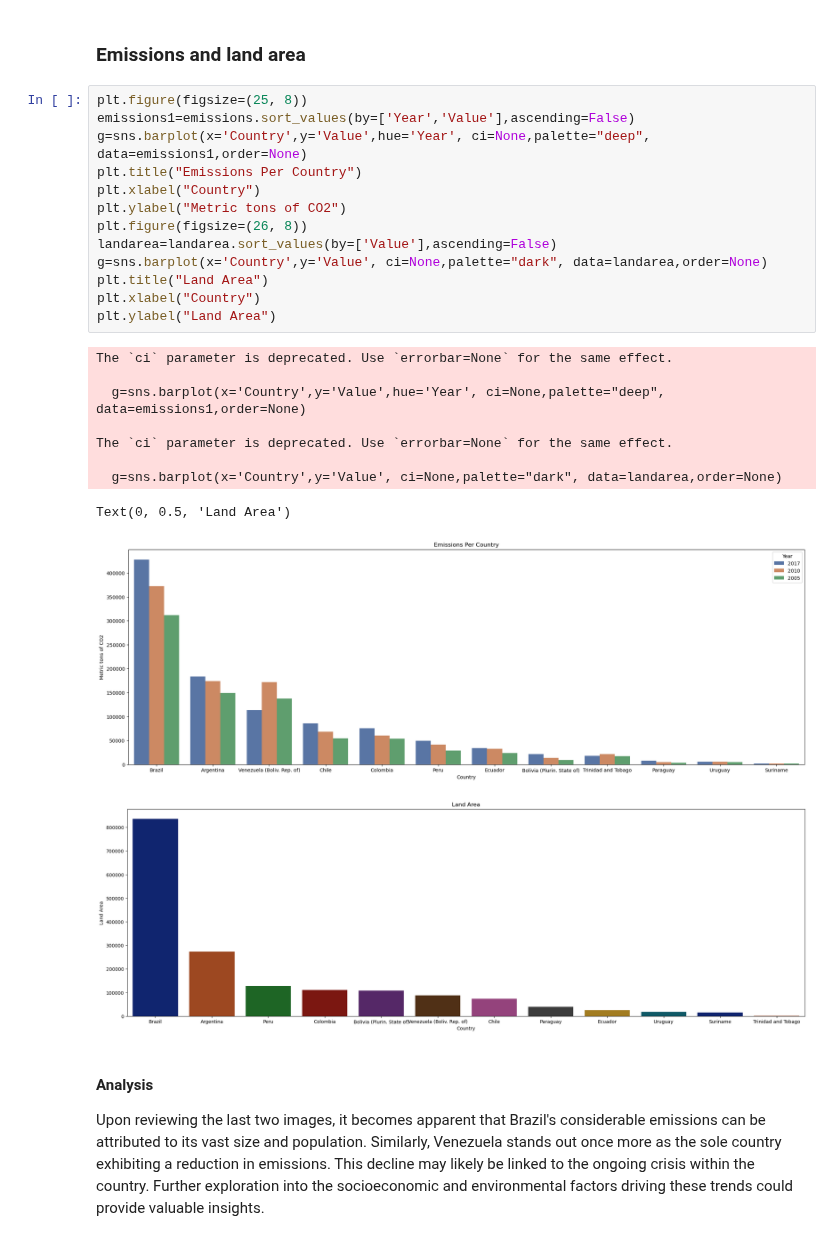
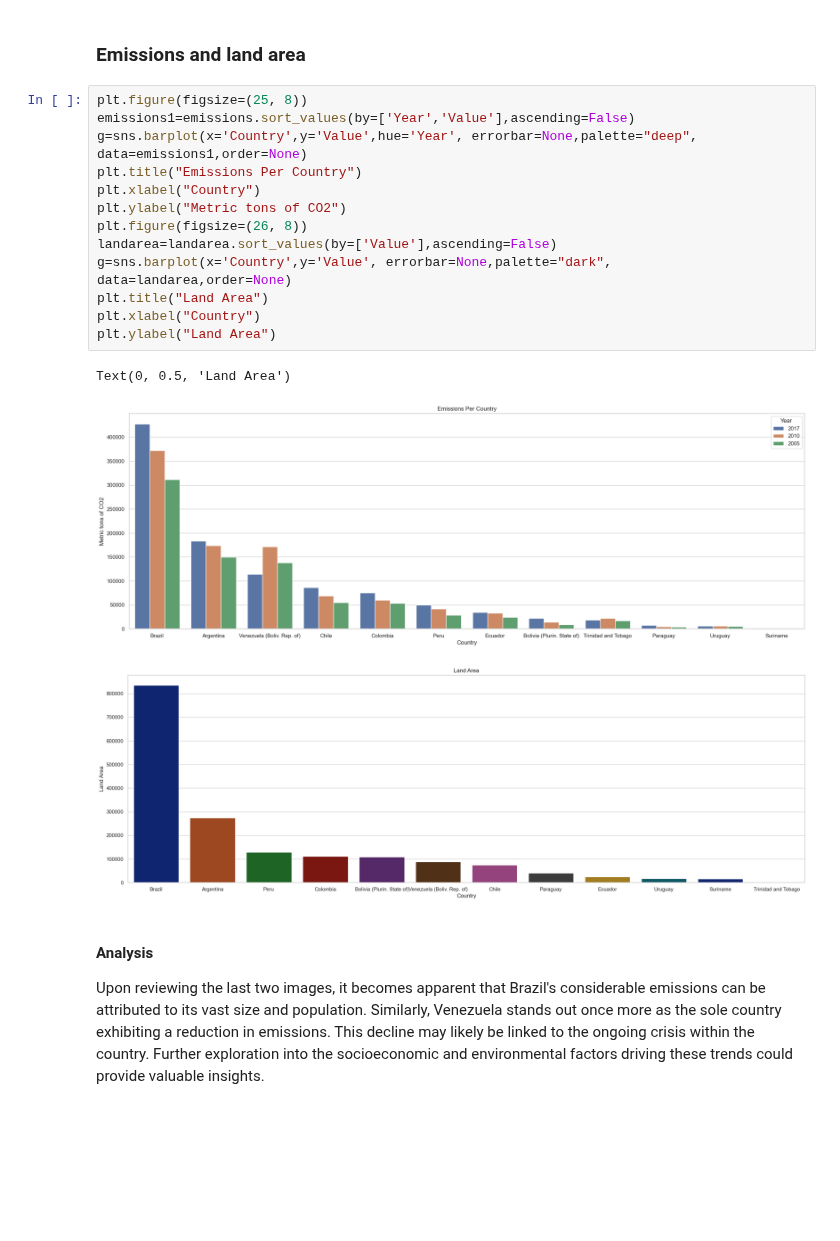
Before and after one commit to Mateoferrnandez/Projects, a Jupyter notebook: Personal Projects/Exploring the Relationship Between Forest Cover and CO2 Emissions in South America/notebooks/forestcoverandemissions.ipynb, the cells around one changed output. Cells and saved outputs as stored; diff of their text form; blank space fills up the shorter version.

```diff
--- a/Personal Projects/Exploring the Relationship Between Forest Cover and CO2 Emissions in South America/notebooks/forestcoverandemissions.ipynb
+++ b/Personal Projects/Exploring the Relationship Between Forest Cover and CO2 Emissions in South America/notebooks/forestcoverandemissions.ipynb
@@ -219,27 +215,20 @@ There are several intriguing insights to explore in this visualization. Firstly,
 # %%
 plt.figure(figsize=(25, 8))
 emissions1=emissions.sort_values(by=['Year','Value'],ascending=False)
-g=sns.barplot(x='Country',y='Value',hue='Year', ci=None,palette="deep", data=emissions1,order=None)
+g=sns.barplot(x='Country',y='Value',hue='Year', errorbar=None,palette="deep", data=emissions1,order=None)
 plt.title("Emissions Per Country")
 plt.xlabel("Country")
 plt.ylabel("Metric tons of CO2")
 plt.figure(figsize=(26, 8))
 landarea=landarea.sort_values(by=['Value'],ascending=False)
-g=sns.barplot(x='Country',y='Value', ci=None,palette="dark", data=landarea,order=None)
+g=sns.barplot(x='Country',y='Value', errorbar=None,palette="dark", data=landarea,order=None)
 plt.title("Land Area")
 plt.xlabel("Country")
 plt.ylabel("Land Area")
 # %% [output]
-The `ci` parameter is deprecated. Use `errorbar=None` for the same effect.
-
-  g=sns.barplot(x='Country',y='Value',hue='Year', ci=None,palette="deep", data=emissions1,order=None)
-
-The `ci` parameter is deprecated. Use `errorbar=None` for the same effect.
-
-  g=sns.barplot(x='Country',y='Value', ci=None,palette="dark", data=landarea,order=None)
+Text(0, 0.5, 'Land Area')
-Text(0, 0.5, 'Land Area')
-[figure, old version]
+[figure, new version]
-[figure, old version]
+[figure, new version]
 # %% [markdown]
 
 #### Analysis
```
Also changed, not shown: parts of 5 cells of this notebook, 1 other file.
